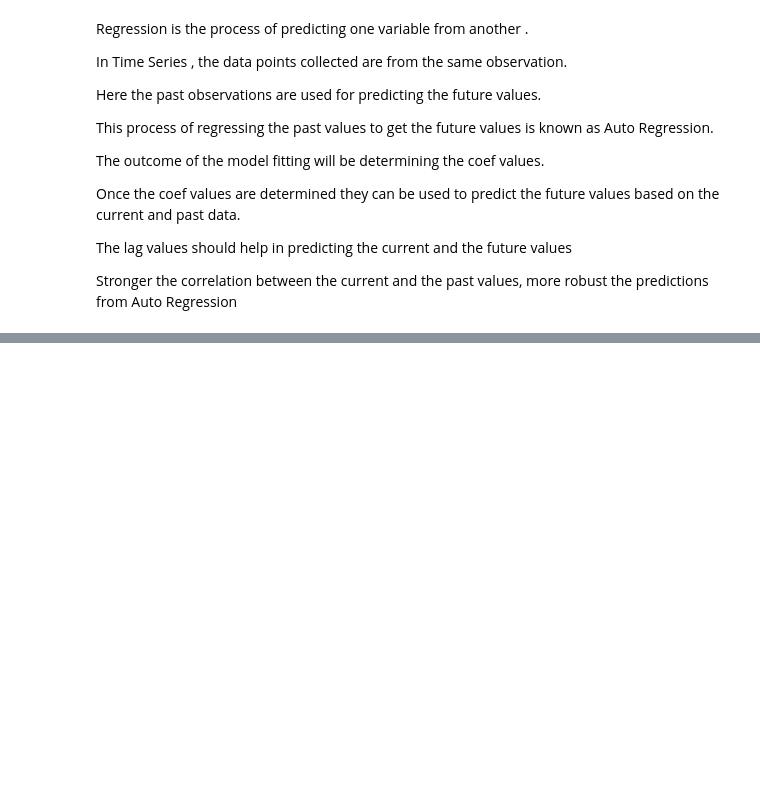
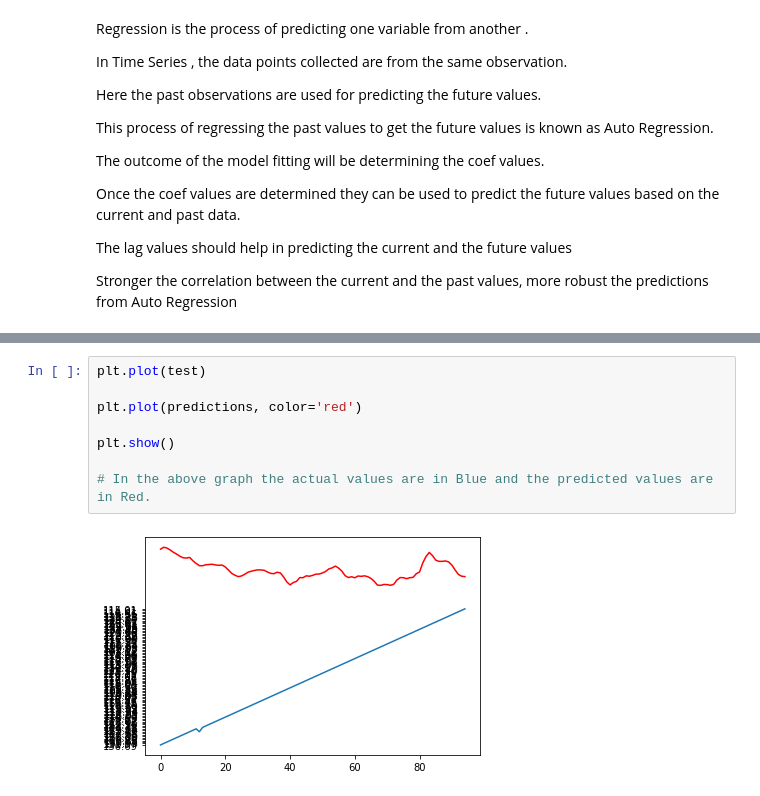
Before and after one commit to vvtrip/ml_manifestations, a Jupyter notebook: 14_time_series/time_series_advanced.ipynb, the cells around one changed output, grey strips where cells are left out. Drawn from its saved outputs; the diff is of its cells as text; blank space fills up the shorter version.

```diff
--- a/14_time_series/time_series_advanced.ipynb
+++ b/14_time_series/time_series_advanced.ipynb
@@ -130,0 +338,10 @@ Stronger the correlation between the current and the past values, more robust th
+# %%
+plt.plot(test)
+
+plt.plot(predictions, color='red')
+
+plt.show()
+
+# In the above graph the actual values are in Blue and the predicted values are in Red.
+# %% [output]
+[figure, added]
```
Also changed, not shown: parts of 16 cells of this notebook.
